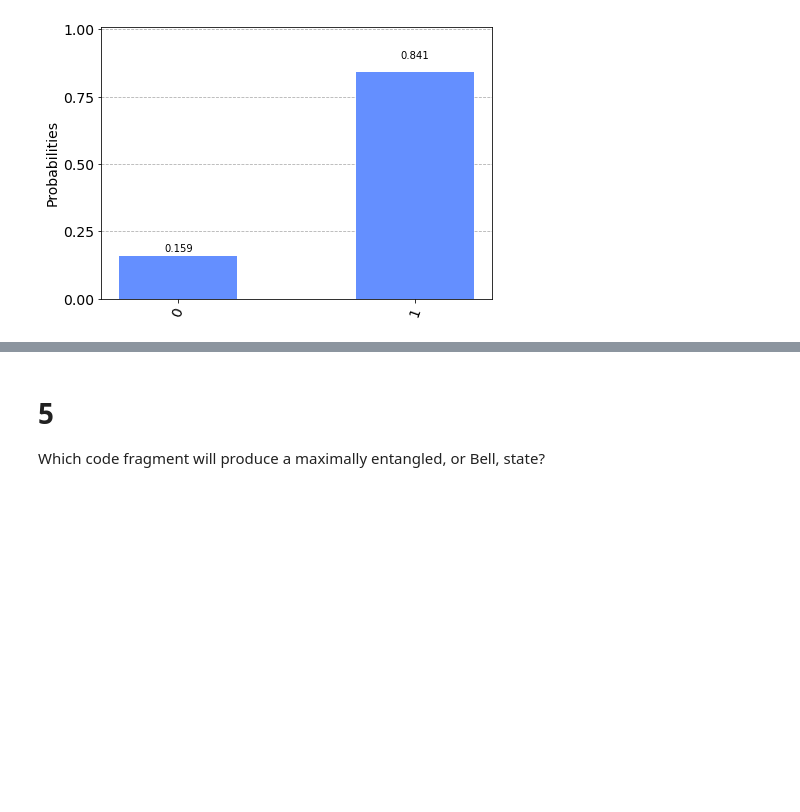
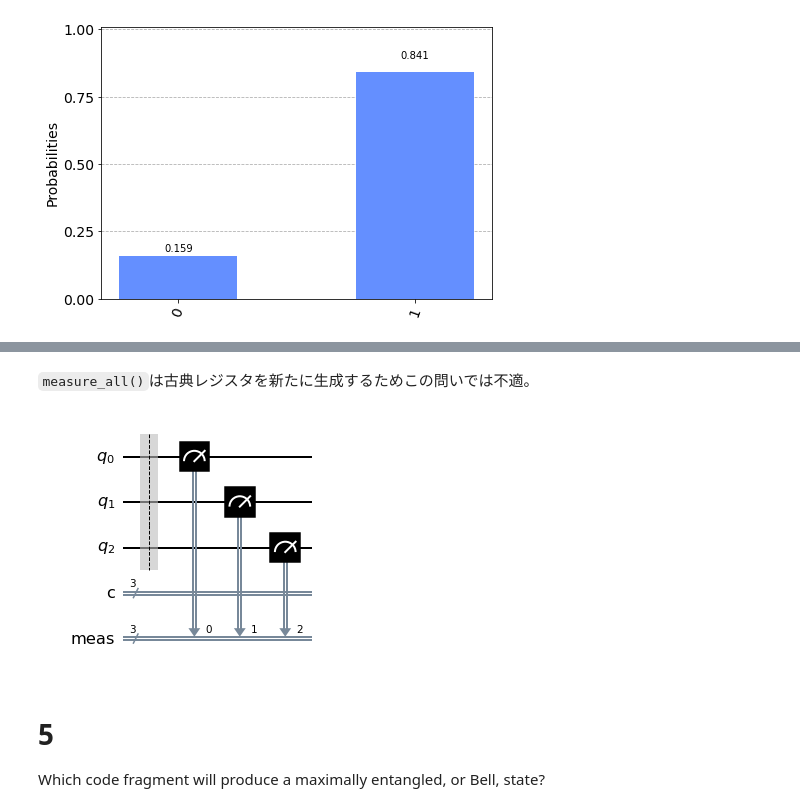
Before and after one commit to daimurat/qiskit-implementation, a Jupyter notebook: examination/c1000-112_sample.ipynb, the cells around one changed output, grey strips where cells are left out. Saved outputs shown, nothing was run; the diff lists cells and outputs as text; code cells hidden in the pictures; blank space fills up the shorter version.

```diff
--- a/examination/c1000-112_sample.ipynb
+++ b/examination/c1000-112_sample.ipynb
@@ -75,3 +96,11 @@ plot_histogram(counts)  # Display the output state vector
+# %% [markdown]
+`measure_all()`は古典レジスタを新たに生成するためこの問いでは不適。
+# %%
+qc = QuantumCircuit(3, 3)
+qc.measure_all()
+qc.draw('mpl')
+# %% [output]
+[figure, added]
 # %% [markdown]
 # 5
 Which code fragment will produce a maximally entangled, or Bell, state?
```
Also changed, not shown: parts of 6 cells of this notebook, 1 other file.
